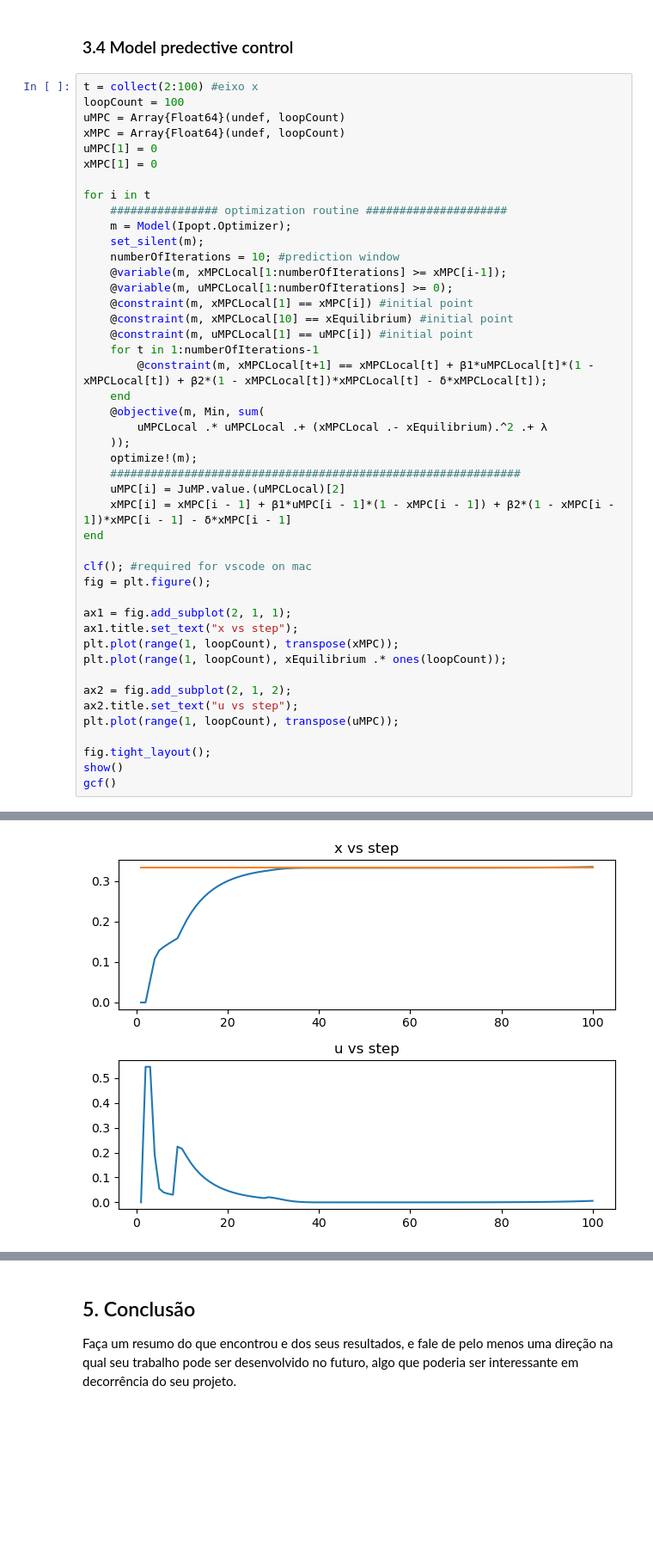
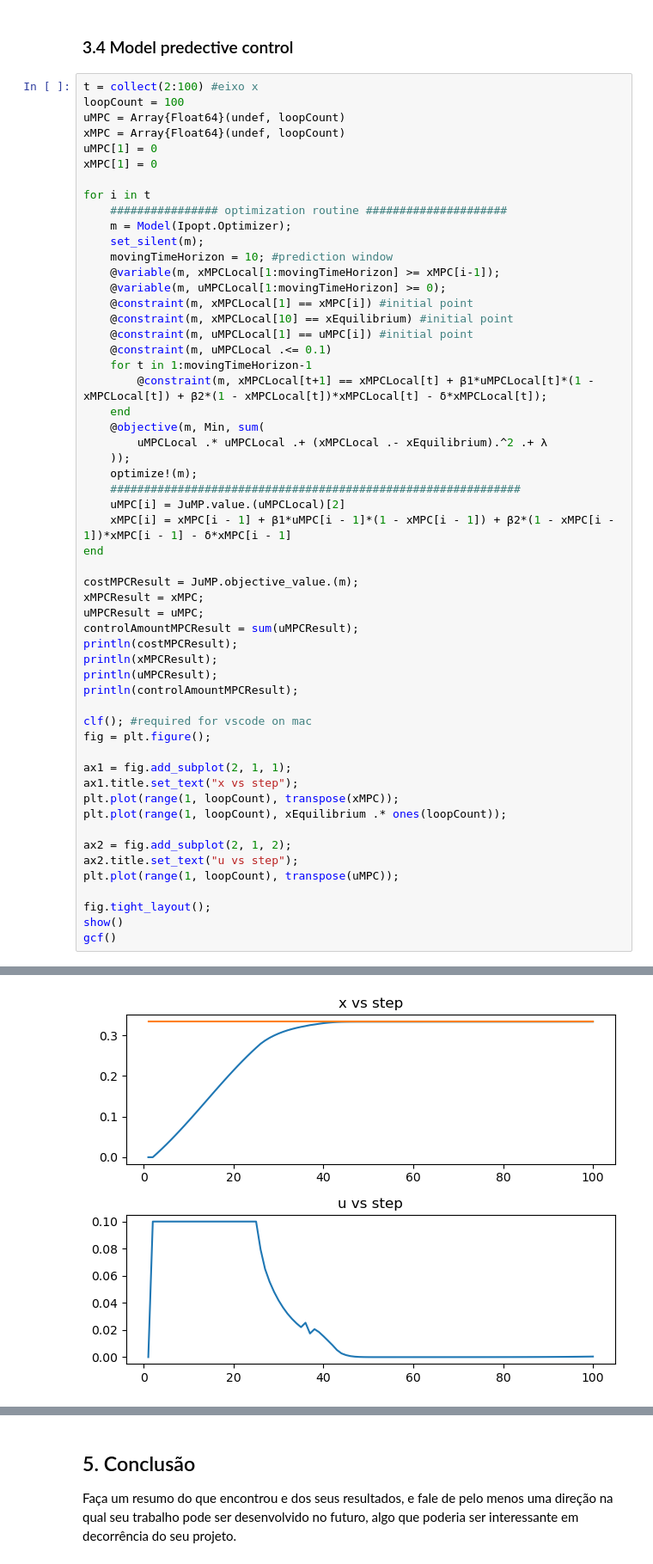
Before and after one commit to Gabrieljsss/information-spread-optimization-model, a Jupyter notebook: modelo_relatorio_projeto_2022.ipynb, the cells around one changed output, grey strips where cells are left out. Shown at 86% size. Saved outputs shown, nothing was run; the diff lists cells and outputs as text; blank space fills up the shorter version.

```diff
--- a/modelo_relatorio_projeto_2022.ipynb
+++ b/modelo_relatorio_projeto_2022.ipynb
@@ -351,13 +365,14 @@ for i in t
     ################ optimization routine #####################
     m = Model(Ipopt.Optimizer);
     set_silent(m);
-    numberOfIterations = 10; #prediction window
-    @variable(m, xMPCLocal[1:numberOfIterations] >= xMPC[i-1]);
-    @variable(m, uMPCLocal[1:numberOfIterations] >= 0);
+    movingTimeHorizon = 10; #prediction window
+    @variable(m, xMPCLocal[1:movingTimeHorizon] >= xMPC[i-1]);
+    @variable(m, uMPCLocal[1:movingTimeHorizon] >= 0);
     @constraint(m, xMPCLocal[1] == xMPC[i]) #initial point
     @constraint(m, xMPCLocal[10] == xEquilibrium) #initial point
     @constraint(m, uMPCLocal[1] == uMPC[i]) #initial point
-    for t in 1:numberOfIterations-1
+    @constraint(m, uMPCLocal .<= 0.1)
+    for t in 1:movingTimeHorizon-1
         @constraint(m, xMPCLocal[t+1] == xMPCLocal[t] + β1*uMPCLocal[t]*(1 - xMPCLocal[t]) + β2*(1 - xMPCLocal[t])*xMPCLocal[t] - δ*xMPCLocal[t]);
     end
     @objective(m, Min, sum(
@@ -368,6 +383,15 @@ for i in t
     uMPC[i] = JuMP.value.(uMPCLocal)[2]
     xMPC[i] = xMPC[i - 1] + β1*uMPC[i - 1]*(1 - xMPC[i - 1]) + β2*(1 - xMPC[i - 1])*xMPC[i - 1] - δ*xMPC[i - 1]
 end
+
+costMPCResult = JuMP.objective_value.(m);
+xMPCResult = xMPC;
+uMPCResult = uMPC;
+controlAmountMPCResult = sum(uMPCResult);
+println(costMPCResult);
+println(xMPCResult);
+println(uMPCResult);
+println(controlAmountMPCResult);
 
 clf(); #required for vscode on mac
 fig = plt.figure();
@@ -388 +416 @@ gcf()
-[figure, old version]
+[figure, new version]
```
Also changed, not shown: parts of 9 cells of this notebook.
